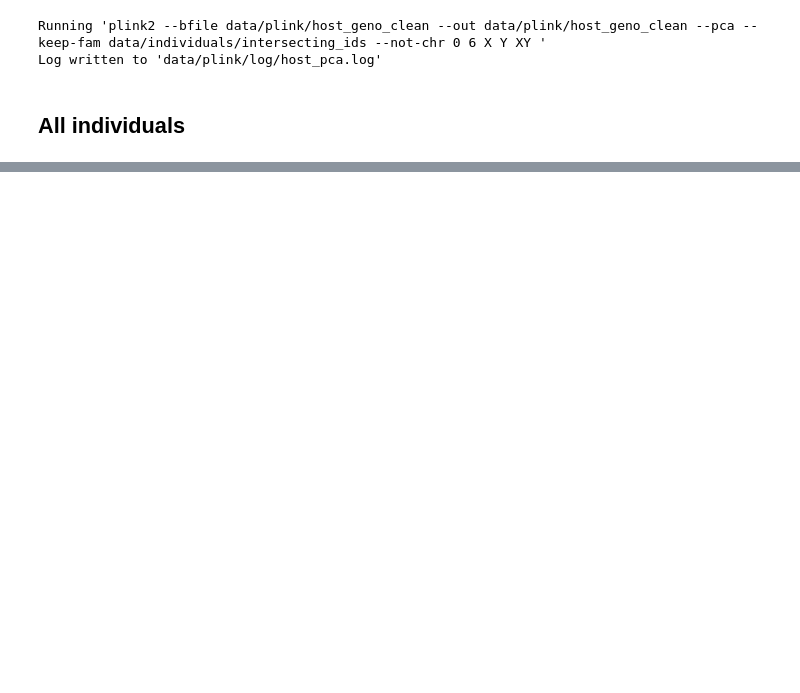
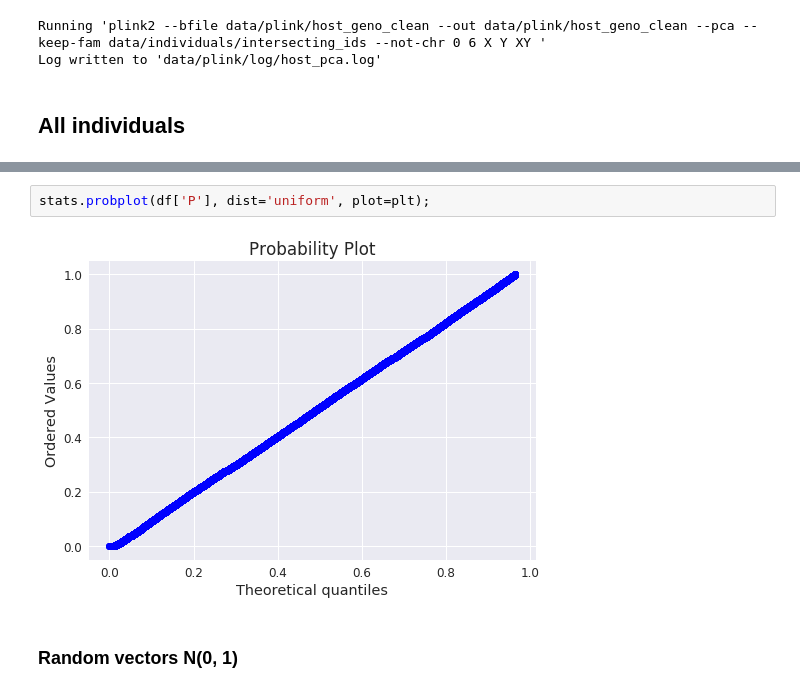
Before and after one commit to matthiaszeller/HBV, a Jupyter notebook: Host genotypes - Analysis.ipynb, the cells around one changed output, grey strips where cells are left out. Drawn from its saved outputs; the diff is of its cells as text; blank space fills up the shorter version.

```diff
--- a/Host genotypes - Analysis.ipynb
+++ b/Host genotypes - Analysis.ipynb
@@ -92,0 +90,6 @@ Warning: Skipping --assoc/--model since less than two phenotypes are present.
+# %%
+stats.probplot(df['P'], dist='uniform', plot=plt);
+# %% [output]
+[figure, added]
+# %% [markdown]
+### Random vectors N(0, 1)
```
Also changed, not shown: parts of 19 cells of this notebook, 3 other files.
